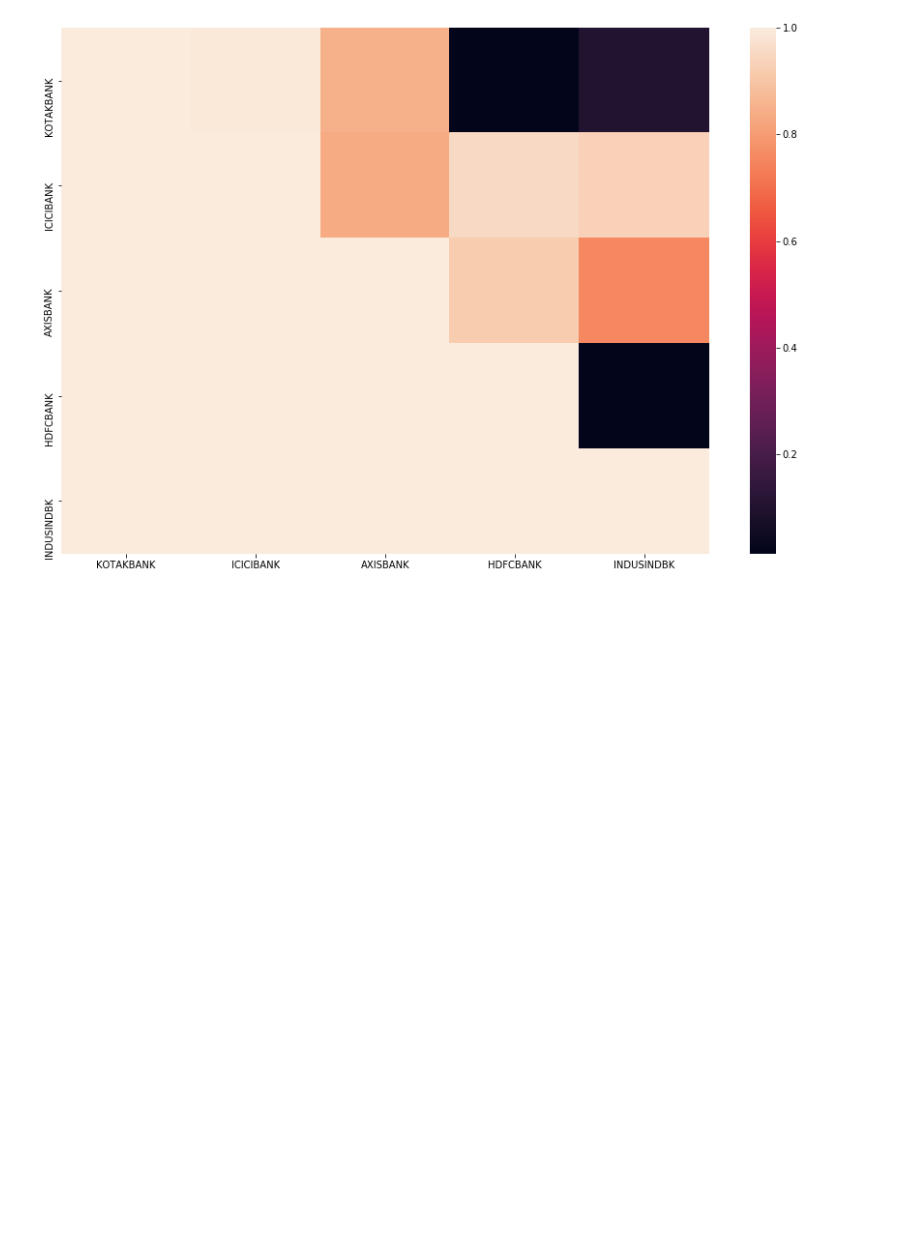
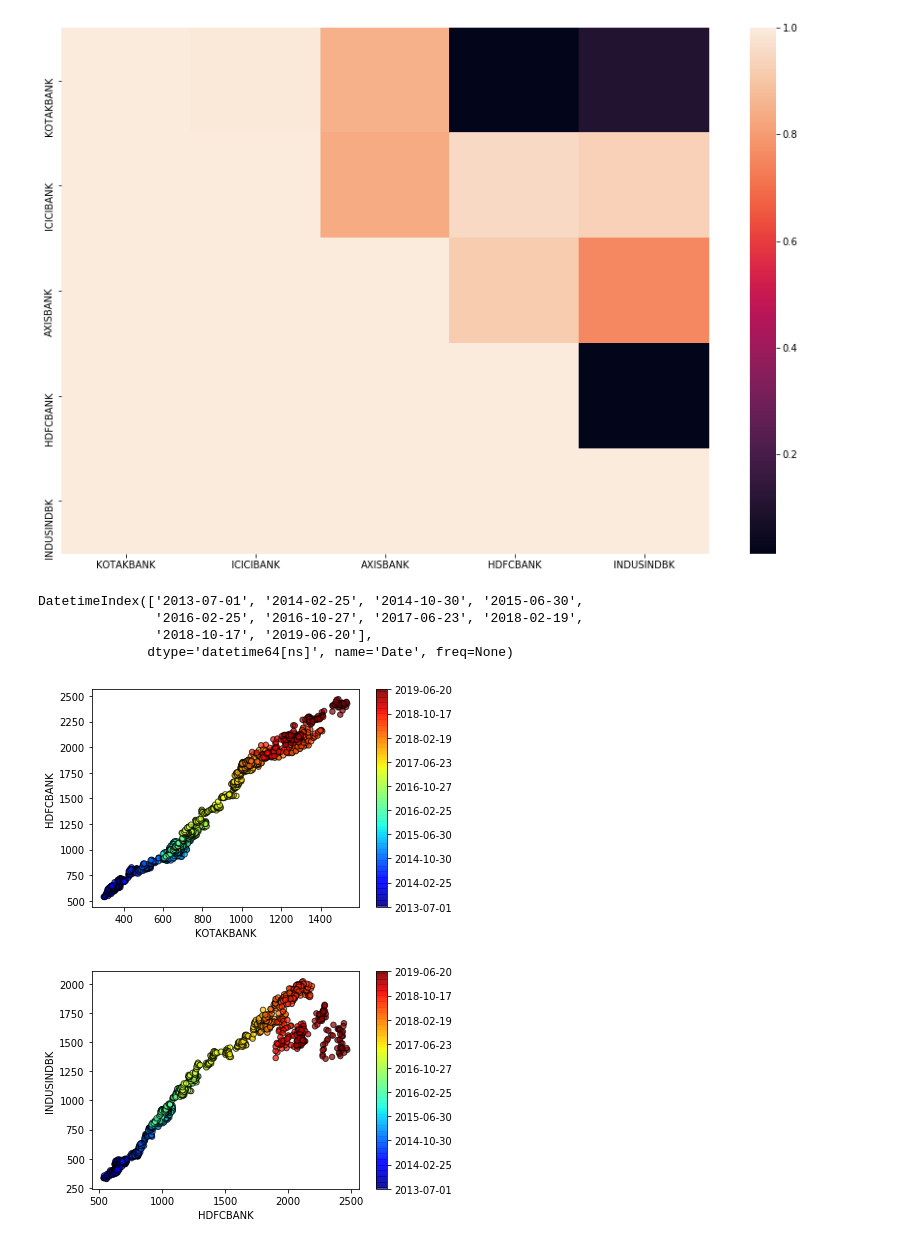
Before and after one commit to Saurabh995/QuantifAI_Assignment, a Jupyter notebook: TradeEngine.ipynb, the cells around one changed output. Saved outputs shown, nothing was run; the diff lists cells and outputs as text; code cells hidden in the pictures; blank space fills up the shorter version.

```diff
--- a/TradeEngine.ipynb
+++ b/TradeEngine.ipynb
@@ -156,3 +156,28 @@ sns.heatmap(pvalue_matrix_df,xticklabels=stock_banking,yticklabels=stock_banking
 # %% [output]
 <matplotlib.axes._subplots.AxesSubplot at 0x...>
 [figure]
+# %%
+#evenly spaced 10 dates
+(df_bank[::len(df_bank)//9].index)
+# %% [output]
+DatetimeIndex(['2013-07-01', '2014-02-25', '2014-10-30', '2015-06-30',
+               '2016-02-25', '2016-10-27', '2017-06-23', '2018-02-19',
+               '2018-10-17', '2019-06-20'],
+              dtype='datetime64[ns]', name='Date', freq=None)
+# %%
+# Plot a pair on scatterplot just to get an idea of a regression fit
+def scatterPlot(x,y):
+    plt.figure()
+    cm=plt.get_cmap('jet')
+    colors = np.linspace(0.1,1,len(df_bank))# whole data is required for visualization not just train
+    sc=plt.scatter(x=df_bank[x],y=df_bank[y],s=30,c=colors,cmap=cm,edgecolors='k',alpha=0.7)
+    cb=plt.colorbar(sc)
+    cb.ax.set_yticklabels([str(p.date()) for p in df_bank[::len(df_bank)//9].index])
+    plt.xlabel(x)
+    plt.ylabel(y)
+
+for x in pairs:
+    scatterPlot(x[0],x[1])
+# %% [output]
+[figure, added]
+[figure, added]
```
